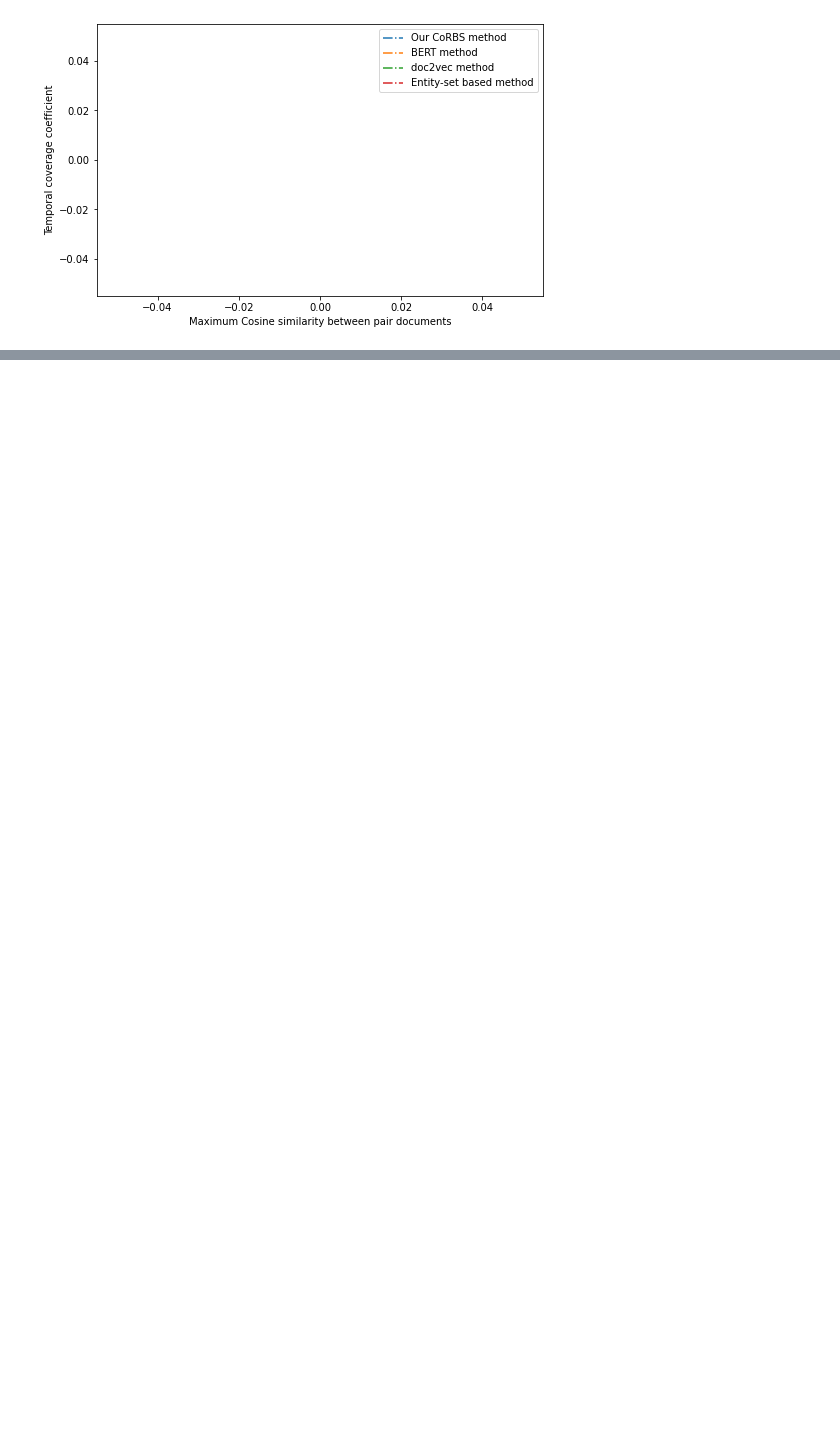
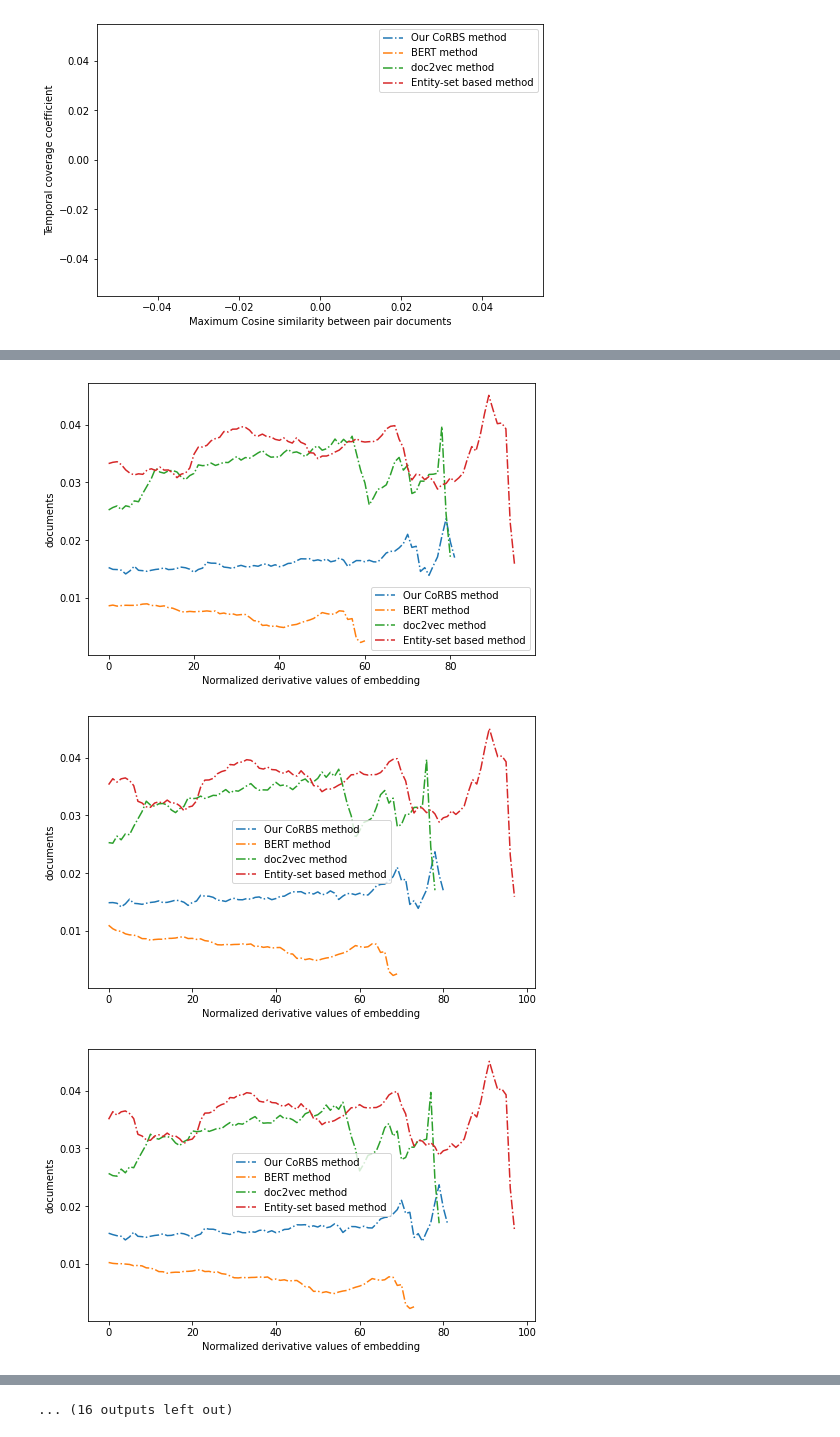
Before and after one commit to AlirezaPNouri/CoRBS, a Jupyter notebook: ComprehensiveCode.ipynb, the cells around one changed output, grey strips where cells are left out. Saved outputs shown, nothing was run; the diff lists cells and outputs as text; code cells hidden in the pictures; blank space fills up the shorter version.

```diff
--- a/ComprehensiveCode.ipynb
+++ b/ComprehensiveCode.ipynb
@@ -1703,0 +1919,9 @@ for ind in range(c):
+# %%
+def gradient_vector(a_list, n_step):
+  b_list = [cosine_similarity([a_list[x]], [a_list[x+1]])[0][0] for x in range(len(a_list)-1) ]
+  n_step = 3
+  c_list = [b_list[i:i+n_step] for i in range(len(b_list)-n_step)]
+  tmp = list()
+  for vec in c_list:
+    tmp.append(np.polyfit(np.arange(0, n_step), vec, 1)[0])
+  return tmp
@@ -1703,0 +1944,5 @@ for ind in range(c):
+# %%
+NYT_proposed_gradient = [gradient_vector(x, 3) for x in full_story_NYT_proposed_embedding[0.95]]
+NYT_bert_gradient = [gradient_vector(x, 3) for x in full_story_NYT_bert_embedding[0.95]]
+NYT_doc2vec_gradient = [gradient_vector(x, 3) for x in full_story_NYT_doc2vec_embedding[0.95]]
+NYT_ji_gradient = [gradient_vector(x, 3) for x in full_story_NYT_ji_embedding[0.95]]
@@ -1703,0 +1982,39 @@ for ind in range(c):
+# %%
+for story_n in range(len(NYT_proposed_gradient)):
+  plt.figure(figsize=(8,5))
+
+  # story_n = 2
+
+
+
+  # y = disp_doc2vec_n
+  # plt.plot(x, y, label = "doc2vec method ", linestyle="-." )
+  normalized_fac = 50
+
+  x = [x for x in range(len(NYT_proposed_gradient[story_n]))]
+  y = [np.average(np.absolute(NYT_proposed_gradient[story_n][i:i+normalized_fac])) for i in range(len(NYT_proposed_gradient[story_n]))]
+  plt.plot(x, y, label = "Our CoRBS method", linestyle="-." )
+
+
+  y = [np.average(np.absolute(NYT_bert_gradient[story_n][i:i+normalized_fac])) for i in range(len(NYT_bert_gradient[story_n]))]
+  x = [x for x in range(len(NYT_bert_gradient[story_n]))]
+  plt.plot(x, y, label = "BERT method ", linestyle="-." )
+
+
+  y = [np.average(np.absolute(NYT_doc2vec_gradient[story_n][i:i+normalized_fac])) for i in range(len(NYT_doc2vec_gradient[story_n]))]
+  x = [x for x in range(len(NYT_doc2vec_gradient[story_n]))]
+  plt.plot(x, y, label = "doc2vec method ", linestyle="-." )
+
+
+  y = [np.average(np.absolute(NYT_ji_gradient[story_n][i:i+normalized_fac])) for i in range(len(NYT_ji_gradient[story_n]))]
+  x = [x for x in range(len(NYT_ji_gradient[story_n]))]
+  plt.plot(x, y, label = "Entity-set based method", linestyle="-." )
+
+  plt.xlabel('Normalized derivative values of embedding')
+  plt.ylabel('documents')
+  plt.legend()
+  plt.show()
+# %% [output]
+[figure, added]
+[figure, added]
+[figure, added]
@@ -1703,0 +2030 @@ for ind in range(c):
+... (16 outputs left out)
```
Also changed, not shown: parts of 50 cells of this notebook.
